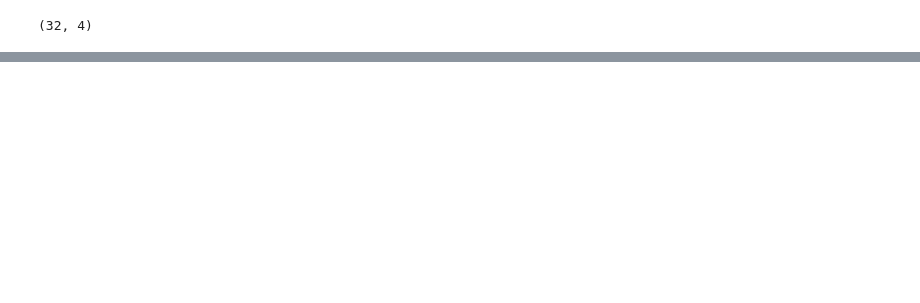
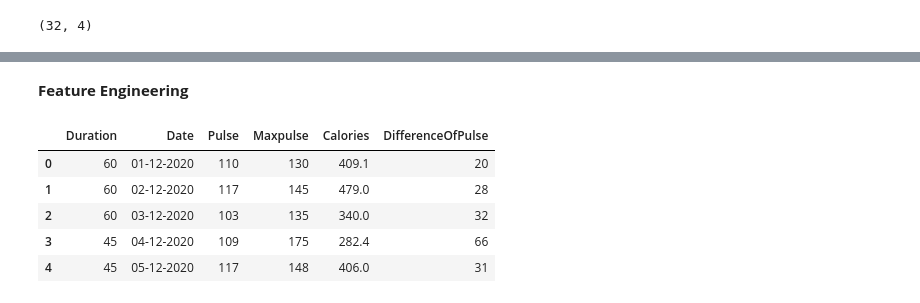
Before and after one commit to safakan/CCTB_repo_safak_atakan_celik, a Jupyter notebook: DEA113/EDA.ipynb, the cells around one changed output, grey strips where cells are left out. Saved outputs shown, nothing was run; the diff lists cells and outputs as text; code cells hidden in the pictures; blank space fills up the shorter version.

```diff
--- a/DEA113/EDA.ipynb
+++ b/DEA113/EDA.ipynb
@@ -104,0 +134,13 @@ data.shape
+# %% [markdown]
+**Feature Engineering**
+# %%
+# Calculate the difference between Pulse & MaxPulse and store it in a new column "DifferenceOfPulse"
+data['DifferenceOfPulse'] = data['Maxpulse'] - data['Pulse']
+data.head()
+# %% [output]
+|  | Duration | Date | Pulse | Maxpulse | Calories | DifferenceOfPulse |
+| 0 | 60 | 01-12-2020 | 110 | 130 | 409.1 | 20 |
+| 1 | 60 | 02-12-2020 | 117 | 145 | 479.0 | 28 |
+| 2 | 60 | 03-12-2020 | 103 | 135 | 340.0 | 32 |
+| 3 | 45 | 04-12-2020 | 109 | 175 | 282.4 | 66 |
+| 4 | 45 | 05-12-2020 | 117 | 148 | 406.0 | 31 |
```
Also changed, not shown: parts of 13 cells of this notebook.
